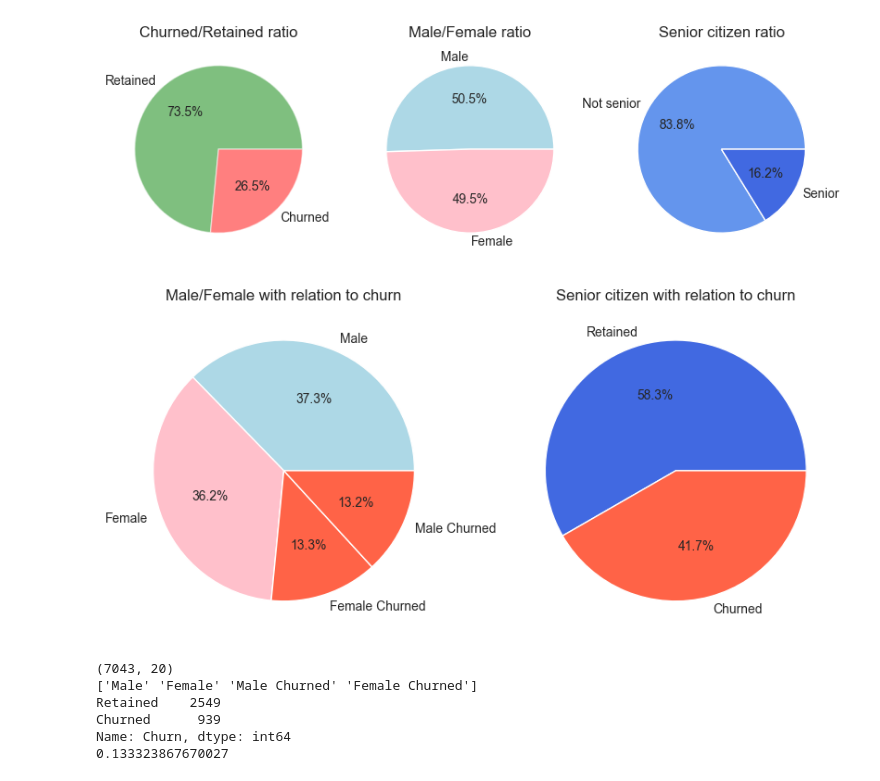
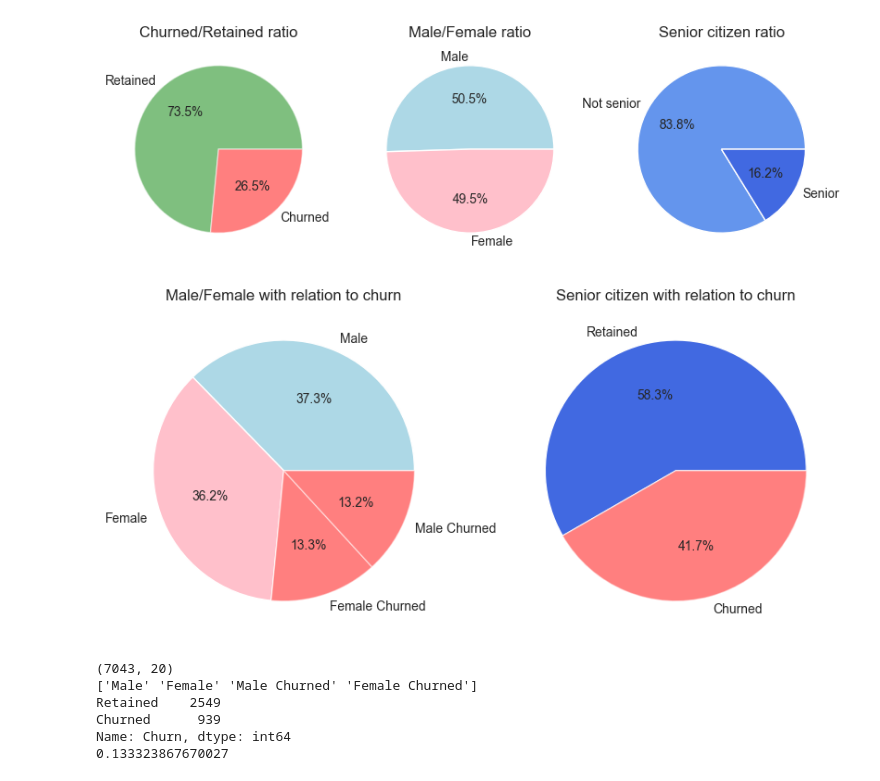
Before and after one commit to HermanCoding/AI2_Inlamning1, a Jupyter notebook: Inlamning1.ipynb, the cells around one changed output. Cells and saved outputs as stored; diff of their text form; code cells hidden in the pictures.

Commit message:
feat: Resterande histogram

```diff
--- a/Inlamning1.ipynb
+++ b/Inlamning1.ipynb
@@ -249,16 +249,19 @@ plt.show()
 # %%
 #gender_churn_labels = np.concatenate((gender_labels, [f'{label} Churned' for label in gender_labels]))
 gender_churn_labels = ['Male', 'Female', 'Female Churned', 'Male Churned']
 
 fig, ax = plt.subplots(1, 2, figsize=(10, 5))
 
-ax[0].pie(df[['Gender', 'Churn']].value_counts(), labels=gender_churn_labels, autopct='%1.1f%%', colors=['lightblue', 'pink', 'tomato' ,'tomato'])
+pie = ax[0].pie(df[['Gender', 'Churn']].value_counts(), labels=gender_churn_labels, autopct='%1.1f%%', colors=['lightblue', 'pink', 'red' ,'red'])
 ax[0].set_title('Male/Female with relation to churn')
+pie[0][2].set(alpha=0.5)
+pie[0][3].set(alpha=0.5)
 
-ax[1].pie(df[df['SeniorCitizen'] == 'Senior']['Churn'].value_counts(), labels=churn_labels, autopct='%1.1f%%', colors=['royalblue','tomato'])
+pie = ax[1].pie(df[df['SeniorCitizen'] == 'Senior']['Churn'].value_counts(), labels=churn_labels, autopct='%1.1f%%', colors=['royalblue','red'])
 ax[1].set_title('Senior citizen with relation to churn')
+pie[0][1].set(alpha=0.5)
 
 plt.show()
 # %% [output]
-[figure, old version]
+[figure, new version]
 # %%
```
Also changed, not shown: parts of 18 cells of this notebook.
